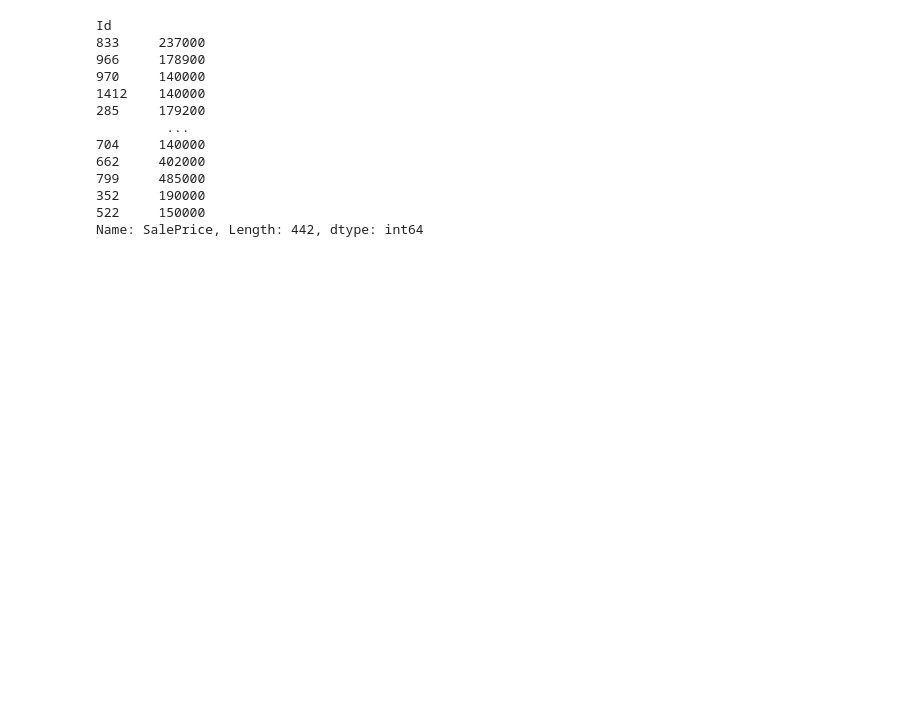
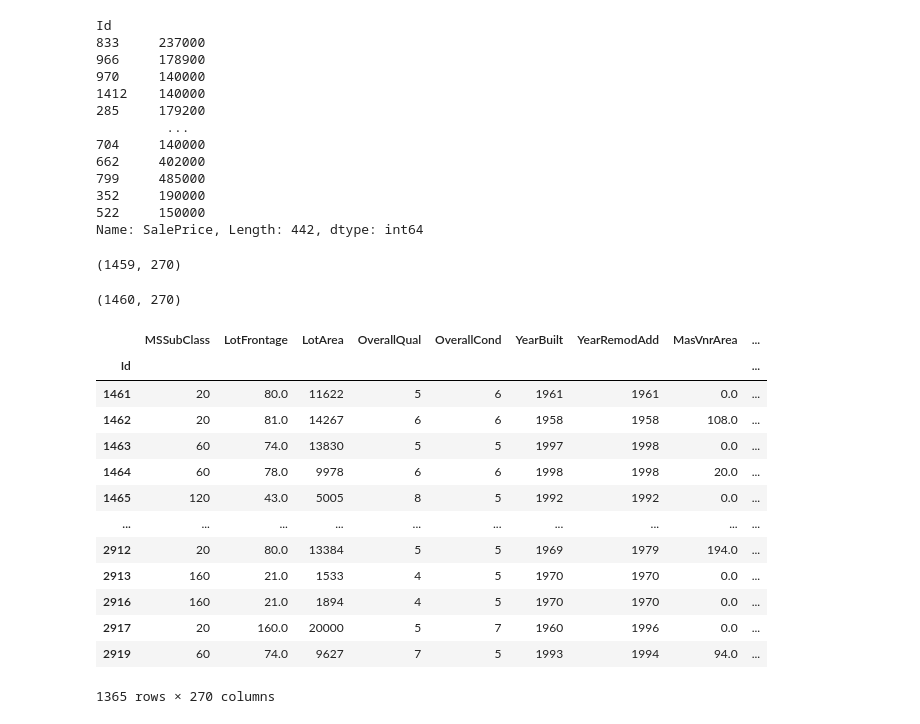
Before and after one commit to Julia117/learning_data_science, a Jupyter notebook: house_prices_advanced/house_prices.ipynb, the cells around one changed output. Drawn from its saved outputs; the diff is of its cells as text; code cells hidden in the pictures; blank space fills up the shorter version.

Commit message:
fix test size, add save to file

```diff
--- a/house_prices_advanced/house_prices.ipynb
+++ b/house_prices_advanced/house_prices.ipynb
@@ -45,0 +53,2 @@ test_data
+# %%
+test = df.drop(train_data.index)
@@ -161,3 +260,34 @@ Id
 352     190000
 522     150000
 Name: SalePrice, Length: 442, dtype: int64
+# %%
+test = test.fillna({"LotFrontage": test.LotFrontage.median()})
+# %%
+test = test.drop('SalePrice', axis=1)
+# %%
+test = test.fillna(0)
+# %%
+test.shape
+# %% [output]
+(1459, 270)
+# %%
+X.shape
+# %% [output]
+(1460, 270)
+# %%
+test
+# %% [output]
+|  | MSSubClass | LotFrontage | LotArea | OverallQual | OverallCond | YearBuilt | YearRemodAdd | MasVnrArea | ... |
+| Id |  |  |  |  |  |  |  |  | ... |
+| 1461 | 20 | 80.0 | 11622 | 5 | 6 | 1961 | 1961 | 0.0 | ... |
+| 1462 | 20 | 81.0 | 14267 | 6 | 6 | 1958 | 1958 | 108.0 | ... |
+| 1463 | 60 | 74.0 | 13830 | 5 | 5 | 1997 | 1998 | 0.0 | ... |
+| 1464 | 60 | 78.0 | 9978 | 6 | 6 | 1998 | 1998 | 20.0 | ... |
+| 1465 | 120 | 43.0 | 5005 | 8 | 5 | 1992 | 1992 | 0.0 | ... |
+| ... | ... | ... | ... | ... | ... | ... | ... | ... | ... |
+| 2912 | 20 | 80.0 | 13384 | 5 | 5 | 1969 | 1979 | 194.0 | ... |
+| 2913 | 160 | 21.0 | 1533 | 4 | 5 | 1970 | 1970 | 0.0 | ... |
+| 2916 | 160 | 21.0 | 1894 | 4 | 5 | 1970 | 1970 | 0.0 | ... |
+| 2917 | 20 | 160.0 | 20000 | 5 | 7 | 1960 | 1996 | 0.0 | ... |
+| 2919 | 60 | 74.0 | 9627 | 7 | 5 | 1993 | 1994 | 94.0 | ... |
+1365 rows × 270 columns
```
Also changed, not shown: parts of 48 cells of this notebook.
